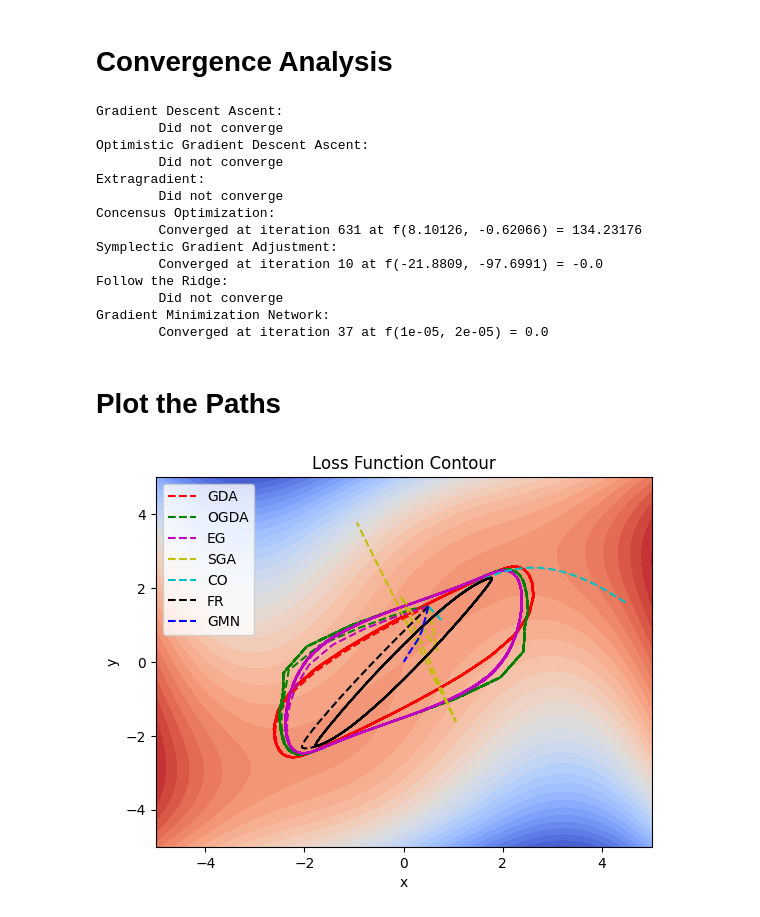
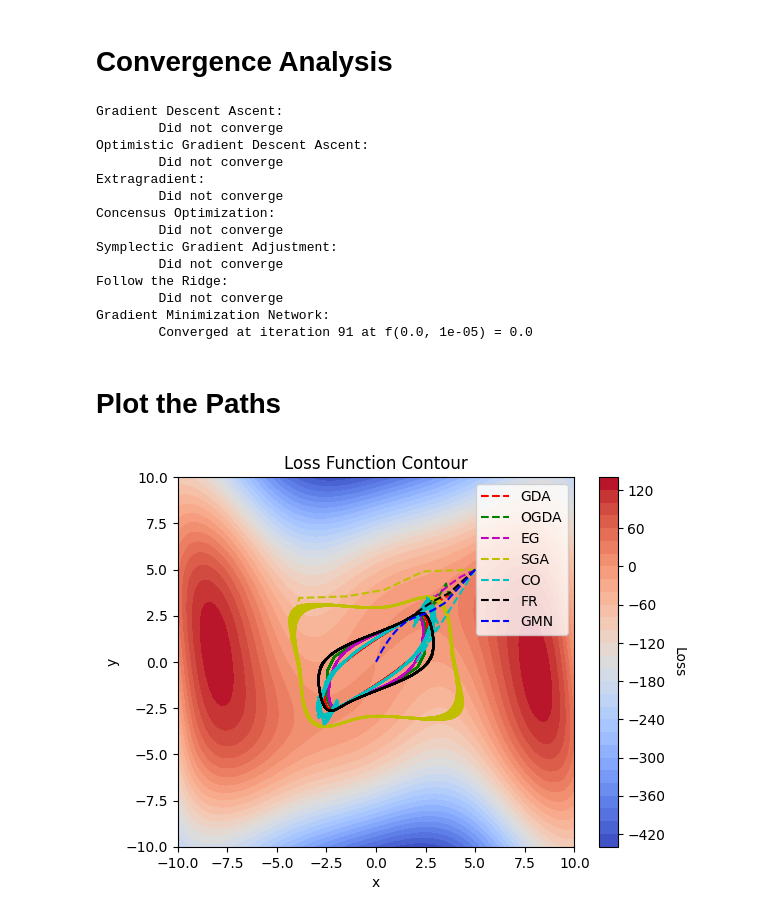
Before and after one commit to 54nd339/ML_DA, a Jupyter notebook: GAN/GAN.ipynb, the cells around one changed output. Cells and saved outputs as stored; diff of their text form; code cells hidden in the pictures.

```diff
--- a/GAN/GAN.ipynb
+++ b/GAN/GAN.ipynb
@@ -20,3 +15,20 @@ elif equation == 2:
+# %%
+# F = lambda x: -3*(x+np.pi/2) if x <= -np.pi/2 else -3*np.cos(x) if -np.pi/2 < x <= np.pi/2 else -np.cos(x) + 2*x - np.pi
+# F = lambda x: np.piecewise(x, [x <= -np.pi/2, (-np.pi/2 < x) and (x <= np.pi/2), x > np.pi/2],
+#                         [lambda x: -3*(x+np.pi/2), lambda x: -3*np.cos(x), lambda x: -np.cos(x) + 2*x - np.pi])
+
+if equation == 0:
+    loss_function = lambda x, y: -3*x*x - y*y + 4*x*y
+elif equation == 1:
+    loss_function = lambda x, y: 3*x*x + y*y + 4*x*y
+elif equation == 2:
+    loss_function = lambda x, y: (4*x*x - (y-3*x+0.05*x**3)**2 - 0.1*y**4)*np.exp(-0.01*(x**2+y**2))
+elif equation == 3:
+    loss_function = lambda x, y: ((0.3*x*x + y)**2 + (0.1*y*y + x)**2)*np.exp(-0.01*(x**2+y**2))
+elif equation == 4:
+    loss_function = lambda x, y: np.log(1+np.exp(x)) + 3*x*y - np.log(1+np.exp(y))
+# elif equation == 5:
+#     loss_function = lambda x, y: F(x) + 3*x*y - F(y)
 # %% [markdown]
 # Gradient Descent Ascent
 # %%
@@ -207,21 +241,23 @@ def check_convergence(vals, filename):
         print('\tDid not converge')
 # %%
 GDA(x, y, lr)
-check_convergence(gda_vals, 'gda.txt')
+check_convergence(gda_vals, 'gda')
 OGDA(x, y, lr)
-check_convergence(ogda_vals, 'ogda.txt')
+check_convergence(ogda_vals, 'ogda')
 EG(x, y, lr)
-check_convergence(eg_vals, 'eg.txt')
+check_convergence(eg_vals, 'eg')
 CO(x, y, lr)
-check_convergence(co_vals, 'co.txt')
+check_convergence(co_vals, 'co')
 SGA(x, y, lr)
-check_convergence(sga_vals, 'sga.txt')
+check_convergence(sga_vals, 'sga')
 # USGD(x, y, lr)
-# check_convergence(usgd_vals, 'usgd.txt')
+# check_convergence(usgd_vals, 'usgd')
 FR(x, y, lr)
-check_convergence(fr_vals, 'fr.txt')
+check_convergence(fr_vals, 'fr')
+# HGD(x, y, lr)
+# check_convergence(hgd_vals, 'hgd')
 GMN(x, y, lr)
-check_convergence(gmn_vals, 'gmn.txt')
+check_convergence(gmn_vals, 'gmn')
 # %% [output]
 Gradient Descent Ascent:
         Did not converge
@@ -230,66 +266,55 @@ Optimistic Gradient Descent Ascent:
 Extragradient:
         Did not converge
 Concensus Optimization:
-        Converged at iteration 631 at f(8.10126, -0.62066) = 134.23176
+        Did not converge
 Symplectic Gradient Adjustment:
-        Converged at iteration 10 at f(-21.8809, -97.6991) = -0.0
+        Did not converge
 Follow the Ridge:
         Did not converge
 Gradient Minimization Network:
-        Converged at iteration 37 at f(1e-05, 2e-05) = 0.0
+        Converged at iteration 91 at f(0.0, 1e-05) = 0.0
 # %% [markdown]
 # Plot the Paths
 # %%
 import matplotlib.pyplot as plt
 from matplotlib import cm
-import matplotlib.ticker as mticker
 
 # Plot the loss function as contour and the path taken by each algorithm
-X = np.linspace(-5, 5, 500)
-Y = np.linspace(-5, 5, 500)
+X = np.linspace(xlims[0], xlims[1], 100)
+Y = np.linspace(ylims[0], ylims[1], 100)
 X, Y = np.meshgrid(X, Y)
 Z = loss_function(X, Y)
 fig, ax = plt.subplots(1, 1)
 ax.contourf(X, Y, Z, 30, cmap=cm.coolwarm)
 ax.set_xlabel('x')
 ax.set_ylabel('y')
 ax.set_title('Loss Function Contour')
 
-def clean_vals(vals):
-    res = []
-    for val in vals:
-        if(val[0] > 5 or val[0] < -5 or val[1] > 5 or val[1] < -5):
-            break
-        res.append(val)
-    return res
-
-gda_vals = clean_vals(gda_vals)
-ogda_vals = clean_vals(ogda_vals)
-eg_vals = clean_vals(eg_vals)
-sga_vals = clean_vals(sga_vals)
-co_vals = clean_vals(co_vals)
-# usgd_vals = clean_vals(usgd_vals)
-fr_vals = clean_vals(fr_vals)
-gmn_vals = clean_vals(gmn_vals)
+cbar = fig.colorbar(mappable=ax.contourf(X, Y, Z, 30, cmap=cm.coolwarm), ax=ax)
+cbar.ax.set_ylabel('Loss', rotation=-90, va="bottom")
 
 gda_vals = np.asarray(gda_vals)
 ax.plot(gda_vals[:,0], gda_vals[:,1], 'r--', label='GDA')
 ogda_vals = np.asarray(ogda_vals)
 ax.plot(ogda_vals[:,0], ogda_vals[:,1], 'g--', label='OGDA')
 eg_vals = np.asarray(eg_vals)
 ax.plot(eg_vals[:,0], eg_vals[:,1], 'm--', label='EG')
 sga_vals = np.asarray(sga_vals)
 ax.plot(sga_vals[:,0], sga_vals[:,1], 'y--', label='SGA')
 co_vals = np.asarray(co_vals)
 ax.plot(co_vals[:,0], co_vals[:,1], 'c--', label='CO')
 # usgd_vals = np.asarray(usgd_vals)
 # ax.plot(usgd_vals[:,0], usgd_vals[:,1], 'w--', label='USGD')
 fr_vals = np.asarray(fr_vals)
 ax.plot(fr_vals[:,0], fr_vals[:,1], 'k--', label='FR')
+# hgd_vals = np.asarray(hgd_vals)
+# ax.plot(hgd_vals[:,0], hgd_vals[:,1], 'r', label='HGD')
 gmn_vals = np.asarray(gmn_vals)
 ax.plot(gmn_vals[:,0], gmn_vals[:,1], 'b--', label='GMN')
 
+ax.set_xlim(xlims)
+ax.set_ylim(ylims)
 ax.legend()
 plt.show()
 # %% [output]
-[figure, old version]
+[figure, new version]
```
Also changed, not shown: parts of 9 cells of this notebook, 51 other files.
